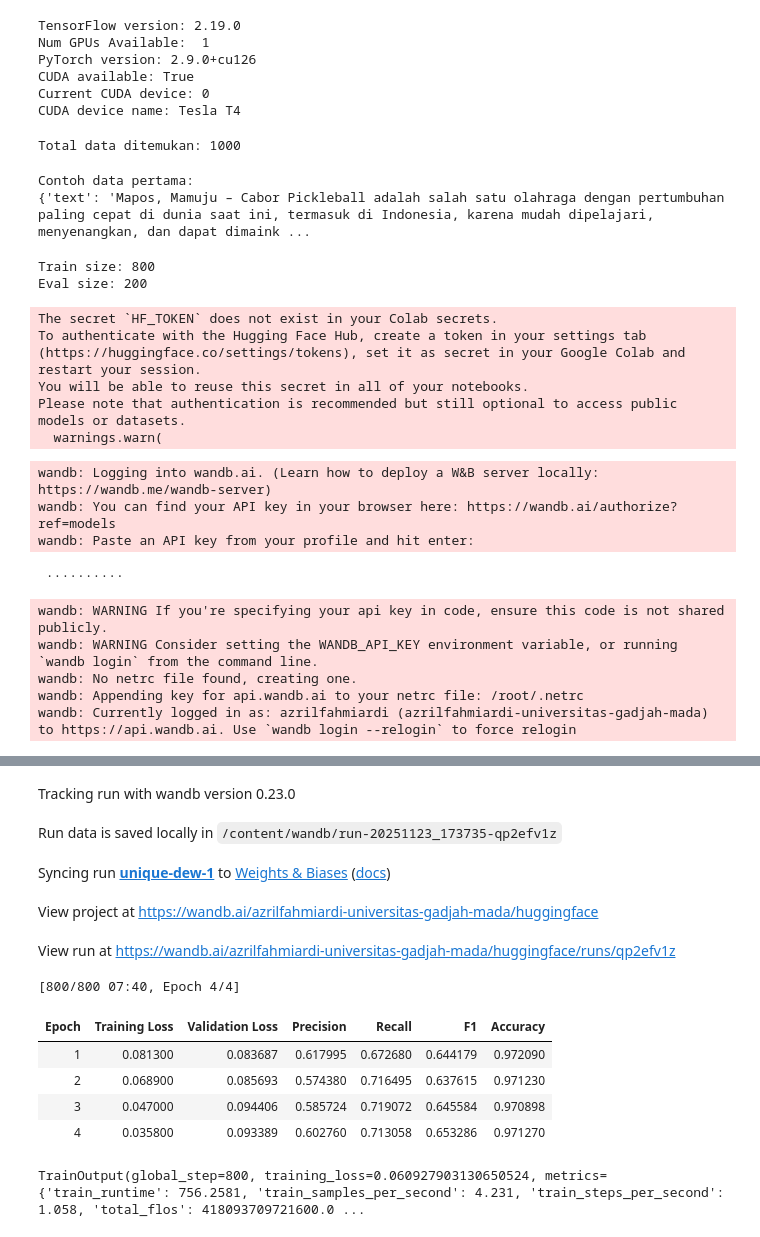
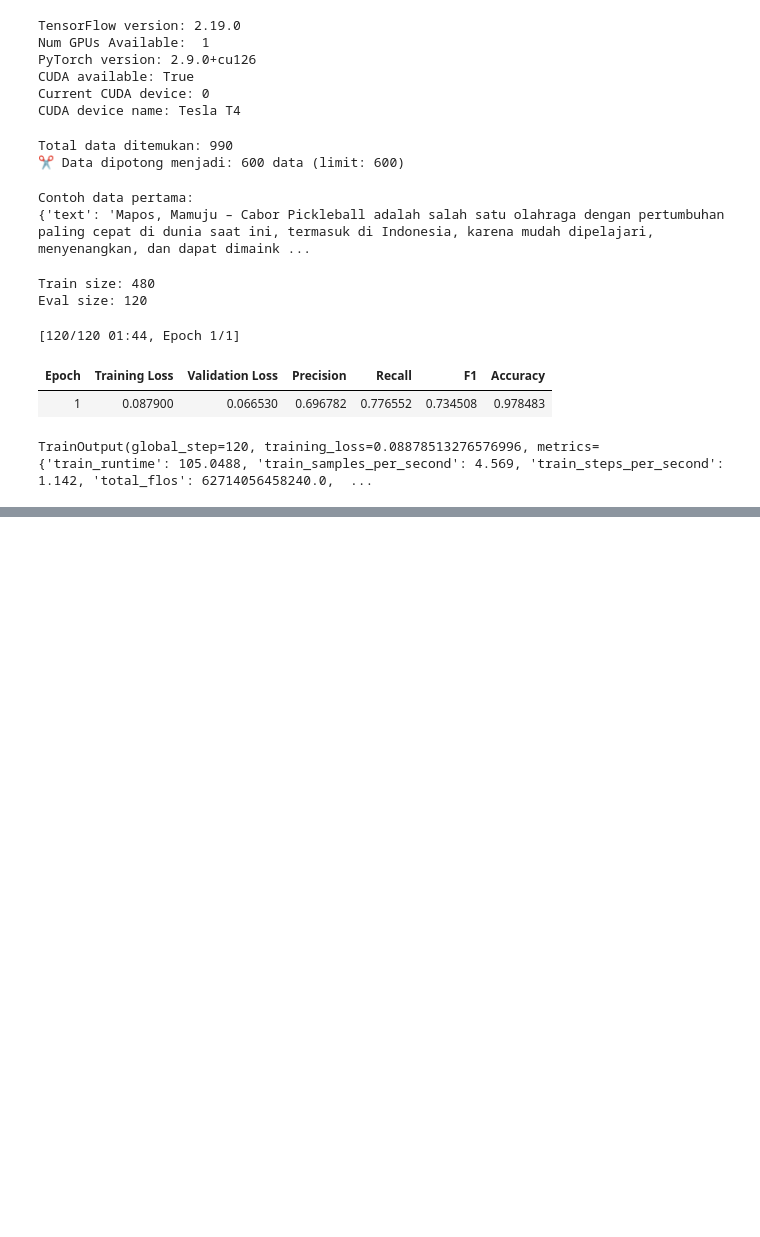
Before and after one commit to AzrilFahmiardi/ner_news_development, a Jupyter notebook: main.ipynb, the cells around one changed output, grey strips where cells are left out. Cells and saved outputs as stored; diff of their text form; code cells hidden in the pictures; blank space fills up the shorter version.

Commit message:
feat: update data clean the pipeline

```diff
--- a/main.ipynb
+++ b/main.ipynb
@@ -317,9 +319,11 @@ CUDA device name: Tesla T4
 # %%
 # SETUP KONFIGURASI
 
-JSON_PATH = "/content/1000 berita 2025_json.json"
-BASE_MODEL = "/content/drive/MyDrive/Kuliah/Magang/SDD/Model/NER/xlmr_finetuned_ner_500"
-MODEL_SAVE_NAME = "xlmr_finetuned_ner_1000"
+JSON_PATH = "/content/720_clean.json"
+# BASE_MODEL = "/content/drive/MyDrive/Kuliah/Magang/SDD/Model/NER/xlmr_finetuned_ner_200"
+BASE_MODEL = "/content/drive/MyDrive/magang/Model/NER/xlmr_finetuned_ner_200"
+MODEL_SAVE_NAME = "xlmr_finetuned_ner_600"
+DATA_LIMIT = 600
 # %%
 # LOAD DATA JSON (Label Studio Format)
 
@@ -327,6 +331,12 @@ with open(JSON_PATH, "r", encoding="utf-8") as f:
     data = json.load(f)
 
 print(f"Total data ditemukan: {len(data)}")
+
+if DATA_LIMIT is not None:
+    data = data[:DATA_LIMIT]
+    print(f"✂️ Data dipotong menjadi: {len(data)} data (limit: {DATA_LIMIT})")
+else:
+    print(f"📦 Menggunakan semua data: {len(data)} data")
 
 def create_bio_format_labelstudio(data):
     dataset = []
@@ -361,7 +371,8 @@ bio_data = create_bio_format_labelstudio(data)
 print("Contoh data pertama:")
 print(bio_data[0])
 # %% [output]
-Total data ditemukan: 1000
+Total data ditemukan: 990
+✂️ Data dipotong menjadi: 600 data (limit: 600)
 Contoh data pertama:
 {'text': 'Mapos, Mamuju – Cabor Pickleball adalah salah satu olahraga dengan pertumbuhan paling cepat di dunia saat ini, termasuk di Indonesia, karena mudah dipelajari, menyenangkan, dan dapat dimaink ...
 # %%
@@ -419,8 +430,8 @@ eval_dataset = split_dataset["test"]
 print("Train size:", len(train_dataset))
 print("Eval size:", len(eval_dataset))
 # %% [output]
-Train size: 800
-Eval size: 200
+Train size: 480
+Eval size: 120
 # %%
 # FINE-TUNING
 
@@ -429,6 +440,9 @@ model = AutoModelForTokenClassification.from_pretrained(
     num_labels=len(label_list),
     ignore_mismatched_sizes=True
 )
+
+model.config.id2label = {i: label for i, label in enumerate(label_list)}
+model.config.label2id = {label: i for i, label in enumerate(label_list)}
 
 args = TrainingArguments(
     output_dir=f"./{MODEL_SAVE_NAME}",
@@ -442,50 +456,43 @@ args = TrainingArguments(
     logging_dir="./logs",
     logging_steps=20,
     push_to_hub=False,
+    load_best_model_at_end=True,
+    metric_for_best_model="f1",
+    greater_is_better=True,
 )
 
 data_collator = DataCollatorForTokenClassification(tokenizer)
 metric = evaluate.load("seqeval")
 
 def compute_metrics(p):
     predictions, labels = p
     predictions = np.argmax(predictions, axis=2)
     true_labels = [[label_list[l] for l in label if l != -100] for label in labels]
     true_predictions = [
         [label_list[p] for (p, l) in zip(prediction, label) if l != -100]
         for prediction, label in zip(predictions, labels)
     ]
     results = metric.compute(predictions=true_predictions, references=true_labels)
     return {
         "precision": results["overall_precision"],
         "recall": results["overall_recall"],
         "f1": results["overall_f1"],
         "accuracy": results["overall_accuracy"],
     }
 
 trainer = Trainer(
     model=model,
     args=args,
     train_dataset=train_dataset,
     eval_dataset=eval_dataset,
     tokenizer=tokenizer,
     data_collator=data_collator,
     compute_metrics=compute_metrics,
 )
 
 trainer.train()
 # %% [output]
-The secret `HF_TOKEN` does not exist in your Colab secrets.
-To authenticate with the Hugging Face Hub, create a token in your settings tab (https://huggingface.co/settings/tokens), set it as secret in your Google Colab and restart your session.
-You will be able to reuse this secret in all of your notebooks.
-Please note that authentication is recommended but still optional to access public models or datasets.
-  warnings.warn(
+[120/120 01:44, Epoch 1/1]
+| Epoch | Training Loss | Validation Loss | Precision | Recall | F1 | Accuracy |
+| 1 | 0.087900 | 0.066530 | 0.696782 | 0.776552 | 0.734508 | 0.978483 |
-wandb: Logging into wandb.ai. (Learn how to deploy a W&B server locally: https://wandb.me/wandb-server)
-wandb: You can find your API key in your browser here: https://wandb.ai/authorize?ref=models
-wandb: Paste an API key from your profile and hit enter:
+TrainOutput(global_step=120, training_loss=0.08878513276576996, metrics={'train_runtime': 105.0488, 'train_samples_per_second': 4.569, 'train_steps_per_second': 1.142, 'total_flos': 62714056458240.0,  ...
- ··········
-wandb: WARNING If you're specifying your api key in code, ensure this code is not shared publicly.
-wandb: WARNING Consider setting the WANDB_API_KEY environment variable, or running `wandb login` from the command line.
-wandb: No netrc file found, creating one.
-wandb: Appending key for api.wandb.ai to your netrc file: /root/.netrc
-wandb: Currently logged in as: azrilfahmiardi (azrilfahmiardi-universitas-gadjah-mada) to https://api.wandb.ai. Use `wandb login --relogin` to force relogin
@@ -493,13 +499 @@ wandb: Currently logged in as: azrilfahmiardi (azrilfahmiardi-universitas-gadjah
-Tracking run with wandb version 0.23.0
-Run data is saved locally in /content/wandb/run-20251123_173735-qp2efv1z
-Syncing run unique-dew-1 to Weights & Biases (docs)
-View project at https://wandb.ai/azrilfahmiardi-universitas-gadjah-mada/huggingface
-View run at https://wandb.ai/azrilfahmiardi-universitas-gadjah-mada/huggingface/runs/qp2efv1z
-[800/800 07:40, Epoch 4/4]
-| Epoch | Training Loss | Validation Loss | Precision | Recall | F1 | Accuracy |
-| 1 | 0.081300 | 0.083687 | 0.617995 | 0.672680 | 0.644179 | 0.972090 |
-| 2 | 0.068900 | 0.085693 | 0.574380 | 0.716495 | 0.637615 | 0.971230 |
-| 3 | 0.047000 | 0.094406 | 0.585724 | 0.719072 | 0.645584 | 0.970898 |
-| 4 | 0.035800 | 0.093389 | 0.602760 | 0.713058 | 0.653286 | 0.971270 |
-TrainOutput(global_step=800, training_loss=0.060927903130650524, metrics={'train_runtime': 756.2581, 'train_samples_per_second': 4.231, 'train_steps_per_second': 1.058, 'total_flos': 418093709721600.0 ...
 # %%
```
Also changed, not shown: parts of 8 cells of this notebook.
